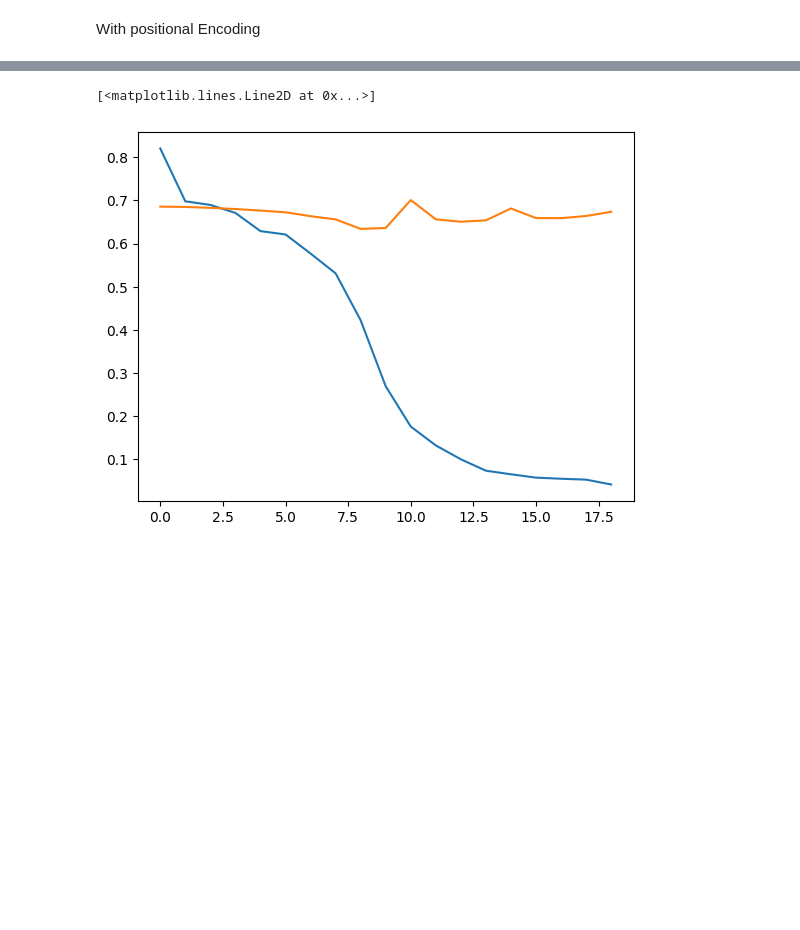
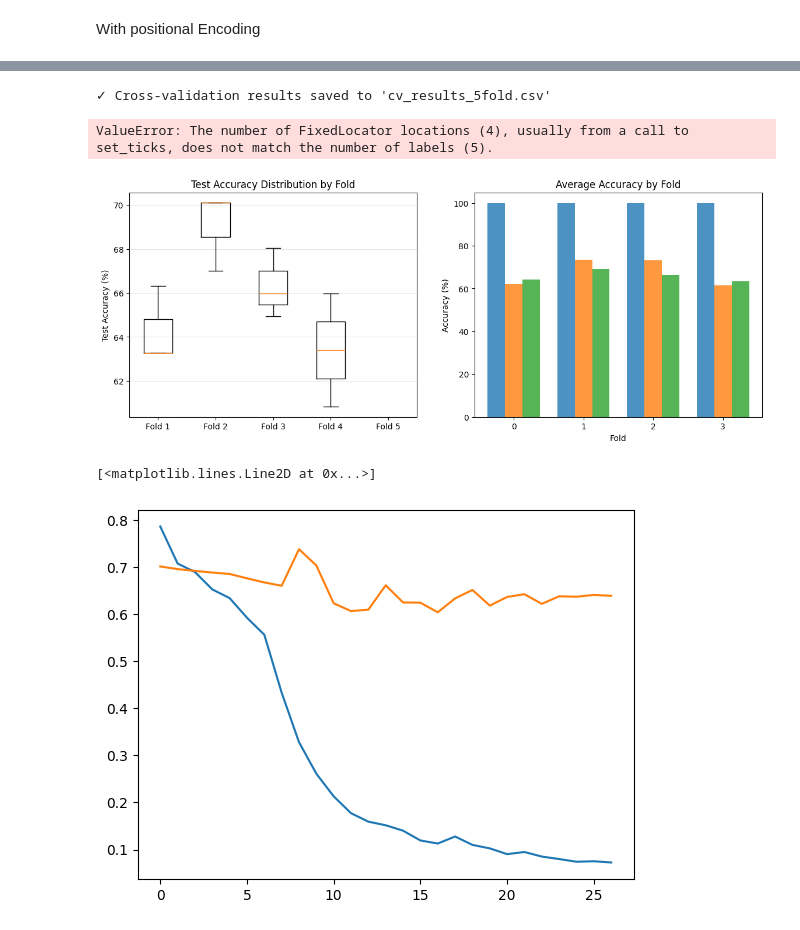
Before and after one commit to shourovj/brainnet-transformer, a Jupyter notebook: brain_net.ipynb, the cells around one changed output, grey strips where cells are left out. Drawn from its saved outputs; the diff is of its cells as text; code cells hidden in the pictures; blank space fills up the shorter version.

```diff
--- a/brain_net.ipynb
+++ b/brain_net.ipynb
@@ -214,9 +222,11 @@ Label: 1
 import torch.nn as nn
 from torch.utils import data
 
+data_dir = "toy_data/"
 class MRIDataset(data.Dataset):
-    def __init__(self, df):
+    def __init__(self, data_dir, df):
         self.df = df
+        self.data_dir = data_dir
 
     def __len__(self):
         return len(self.df)
@@ -228,9 +238,9 @@ class MRIDataset(data.Dataset):
         label = row['label']
 
         # Load .mat files
-        f_data = sio.loadmat(feature_file)
+        f_data = sio.loadmat(self.data_dir + feature_file)
         f_mat = f_data['feature_mat']  # Shape: (400, 1632) - ROI features
-        c_data = sio.loadmat(cluster_file)
+        c_data = sio.loadmat(self.data_dir + cluster_file)
         c_mat = c_data['cluster_index_mat']  # Shape: (45, 54, 45) - Cluster indices
 
         # Convert to tensors
@@ -241,9 +251,9 @@ class MRIDataset(data.Dataset):
         return f_mat, c_mat, label
 
 
-train_dataset = MRIDataset(train_df)
-val_dataset = MRIDataset(val_df)
-test_dataset = MRIDataset(test_df)
+train_dataset = MRIDataset(data_dir, train_df)
+val_dataset = MRIDataset(data_dir, val_df)
+test_dataset = MRIDataset(data_dir, test_df)
 # %%
 train_loader = data.DataLoader(train_dataset, batch_size=16, shuffle=True)
 val_loader = data.DataLoader(val_dataset, batch_size=16, shuffle=False)
@@ -1093,0 +1509,6 @@ Epoch 11/50:
+# %%
+# Save results
+cv_df.to_csv('cv_results_5fold.csv', index=False)
+print(f"\n✓ Cross-validation results saved to 'cv_results_5fold.csv'")
+# %% [output]
+✓ Cross-validation results saved to 'cv_results_5fold.csv'
@@ -1094,6 +1518,59 @@ Epoch 11/50:
+# %%
+## Visualize 5-Fold CV Results
+
+import matplotlib.pyplot as plt
+import seaborn as sns
+
+cv_df = pd.read_csv('cv_results_5fold.csv')
+
+# Box plot of test accuracy by fold
+fig, axes = plt.subplots(1, 2, figsize=(14, 5))
+
+# Plot 1: Test accuracy distribution by fold
+fold_accs = [cv_df[cv_df['fold'] == f]['test_acc'].values for f in range(1, 6)]
+axes[0].boxplot(fold_accs, labels=[f'Fold {i}' for i in range(1, 6)])
+axes[0].set_ylabel('Test Accuracy (%)')
+axes[0].set_title('Test Accuracy Distribution by Fold')
+axes[0].grid(axis='y', alpha=0.3)
+
+# Plot 2: Train vs Val vs Test accuracy
+fold_means = cv_df.groupby('fold')[['train_acc', 'val_acc', 'test_acc']].mean()
+x = np.arange(len(fold_means))
+width = 0.25
+
+axes[1].bar(x - width, fold_means['train_acc'], width, label='Train', alpha=0.8)
+axes[1].bar(x, fold_means['val_acc'], width, label='Val', alpha=0.8)
+axes[1].bar(x + width, fold_means['test_acc'], width, label='Test', alpha=0.8)
+axes[1].set_ylabel('Accuracy (%)')
+axes[1].set_xlabel('Fold')
+axes[1].set_title('Average Accuracy by Fold')
+axes[1].set_xticks(x)
+axes[1].set_xticklabels([f'Fold {i}' for i in range(1, 6)])
+axes[1].legend()
+axes[1].grid(axis='y', alpha=0.3)
+
+plt.tight_layout()
+plt.savefig('cv_results_visualization.png', dpi=150, bbox_inches='tight')
+plt.show()
+
+print("✓ Visualization saved to 'cv_results_visualization.png'")
+
+# Summary statistics
+print(f"\n{'='*70}")
+print(f"Cross-Validation Statistics")
+print(f"{'='*70}")
+print(f"\nTrain Accuracy:  {cv_df['train_acc'].mean():.2f}% ± {cv_df['train_acc'].std():.2f}%")
+print(f"Val Accuracy:    {cv_df['val_acc'].mean():.2f}% ± {cv_df['val_acc'].std():.2f}%")
+print(f"Test Accuracy:   {cv_df['test_acc'].mean():.2f}% ± {cv_df['test_acc'].std():.2f}%")
+
+print(f"\nPer-Fold Test Accuracy:")
+for fold in range(1, 6):
+    fold_accs = cv_df[cv_df['fold'] == fold]['test_acc'].values
+    print(f"  Fold {fold}: {fold_accs.mean():.2f}% ± {fold_accs.std():.2f}% (min: {fold_accs.min():.2f}%, max: {fold_accs.max():.2f}%)")
+# %% [output]
+ValueError: The number of FixedLocator locations (4), usually from a call to set_ticks, does not match the number of labels (5).
+[figure, added]
 # %%
-plt.plot(train_losses)
-plt.plot(val_losses)
 # %% [output]
 [<matplotlib.lines.Line2D at 0x...>]
-[figure, old version]
+[figure, new version]
```
Also changed, not shown: parts of 15 cells of this notebook, 9 other files.
